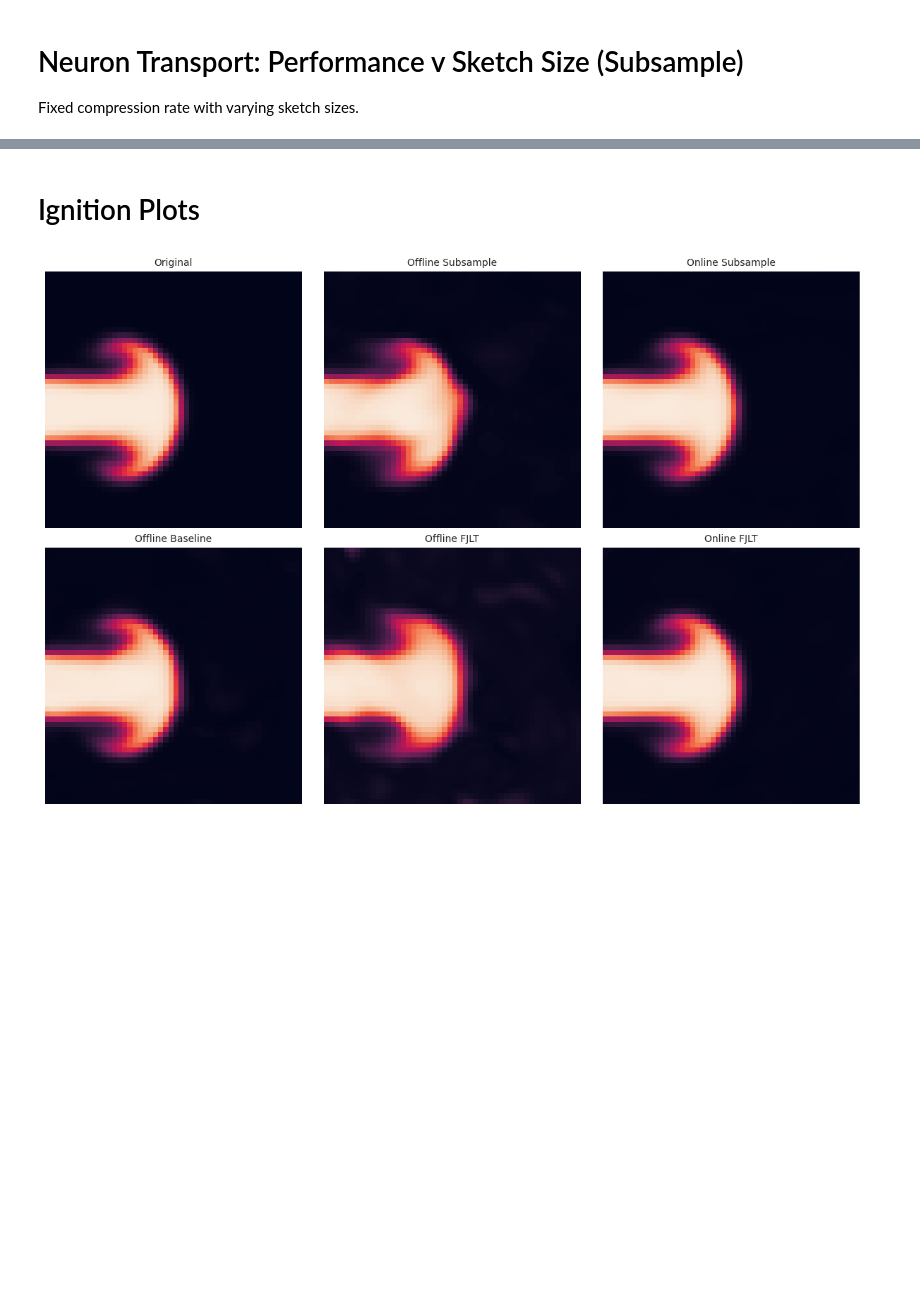
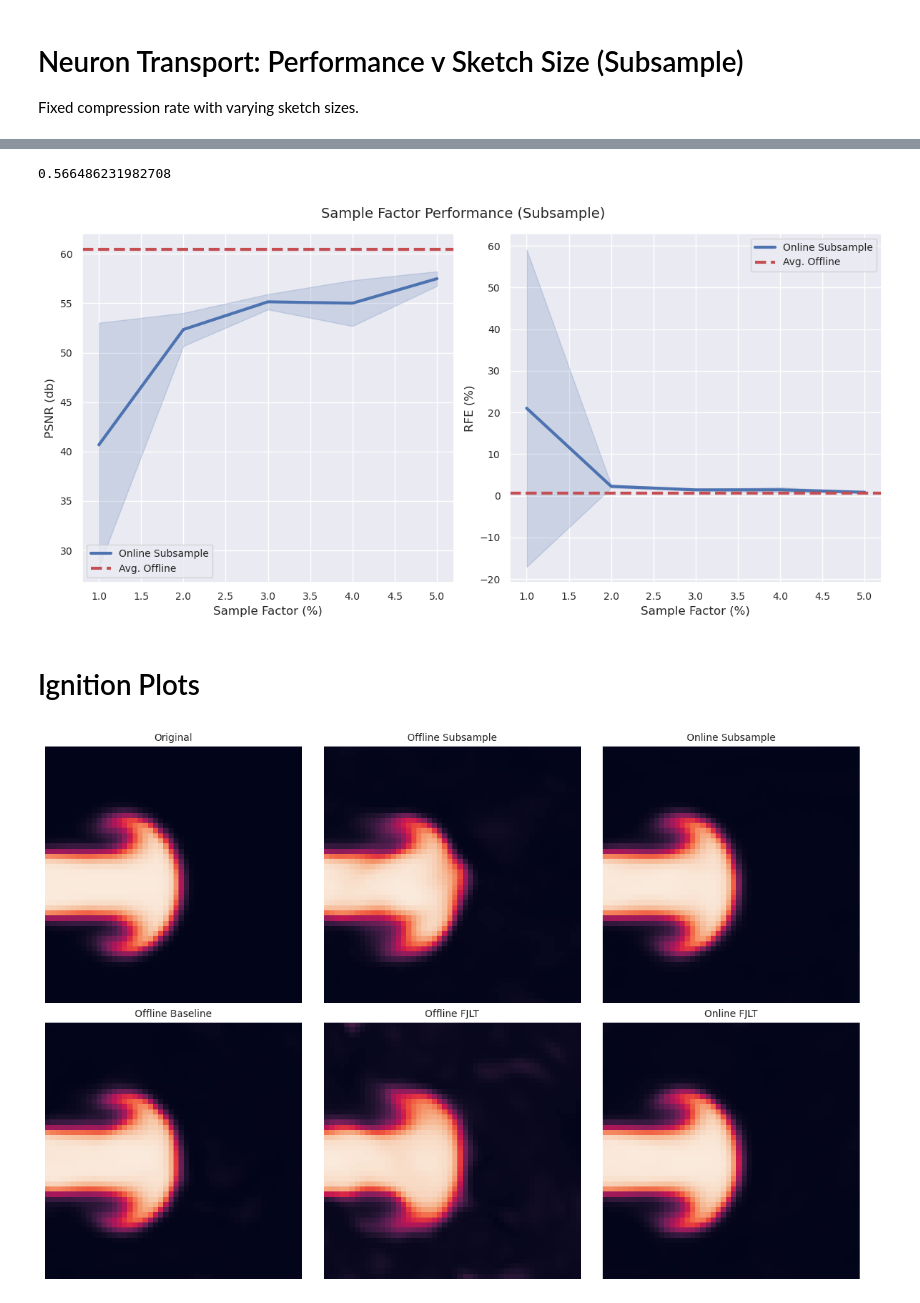
Before and after one commit to RS-Coop/Implicit-Neural-Compression, a Jupyter notebook: Paper Results.ipynb, the cells around one changed output, grey strips where cells are left out. Cells and saved outputs as stored; diff of their text form; code cells hidden in the pictures; blank space fills up the shorter version.

Commit message:
New subsample NT jobs.

```diff
--- a/Paper Results.ipynb
+++ b/Paper Results.ipynb
@@ -155,3 +155,22 @@ fig.savefig("misc/figures/sample-factor-performance.pdf", bbox_inches="tight")
 # %% [markdown]
 # Neuron Transport: Performance v Sketch Size (Subsample)
 Fixed compression rate with varying sketch sizes.
+# %%
+#Extract tb logs
+log_dir = "lightning_logs/neuron_transport/"
+experiments = ["hnet_online_subsample"]
+experiments.extend([f"hnet_online_subsample_%_{i}" for i in range(0,4)])
+
+# df = pd.DataFrame(columns=["Sample Factor", "PSNR", "RFE"])
+sample_factors = np.linspace(0.01, 0.05, 5)*100
+dfs = []
+
+for i, experiment in enumerate(experiments):
+    reader = tb.SummaryReader(log_dir+experiment)
+    df_ = reader.scalars
+    PSNR = df_[df_["tag"] == "real_test_avg_PSNR"]["value"]
+    RFE = df_[df_["tag"] == "real_test_avg_RFError"]["value"]*100
+
+    dfs.append(pd.DataFrame({"Sample Factor": sample_factors[i], "PSNR": PSNR.to_numpy(), "RFE": RFE.to_numpy()}))
+
+df = pd.concat(dfs, ignore_index=True)
@@ -157,0 +197,32 @@ Fixed compression rate with varying sketch sizes.
+# %%
+#Get offline baseline
+df_ = tb.SummaryReader(log_dir+"hnet_offline_full").scalars
+df_ = df_[df_["tag"].isin(["real_test_avg_PSNR", "real_test_avg_RFError"])]
+
+mean_PSNR = np.mean(df_[df_["tag"] == "real_test_avg_PSNR"]["value"])
+mean_RFE = np.mean(df_[df_["tag"] == "real_test_avg_RFError"]["value"]*100)
+# %%
+mean_RFE
+# %% [output]
+0.566486231982708
+# %%
+#Plot
+fig, ax = plt.subplots(1,2,figsize=(12,6))
+
+sns.lineplot(data=df, x="Sample Factor", y="PSNR", ax=ax[0], errorbar="sd", label="Online Subsample", lw=lw)
+ax[0].axhline(mean_PSNR, c="r", ls="--", label="Avg. Offline", lw=lw)
+ax[0].set_xlabel("Sample Factor (%)")
+ax[0].set_ylabel("PSNR (db)")
+ax[0].legend()
+
+sns.lineplot(data=df, x="Sample Factor", y="RFE", ax=ax[1], errorbar="sd", label="Online Subsample", lw=lw)
+ax[1].axhline(mean_RFE, c="r", ls="--", label="Avg. Offline", lw=lw)
+ax[1].set_xlabel("Sample Factor (%)")
+ax[1].set_ylabel("RFE (%)")
+ax[1].legend()
+
+fig.suptitle("Sample Factor Performance (Subsample)")
+
+fig.tight_layout()
+# %% [output]
+[figure, added]
```
Also changed, not shown: parts of 4 cells of this notebook, 4 other files.
